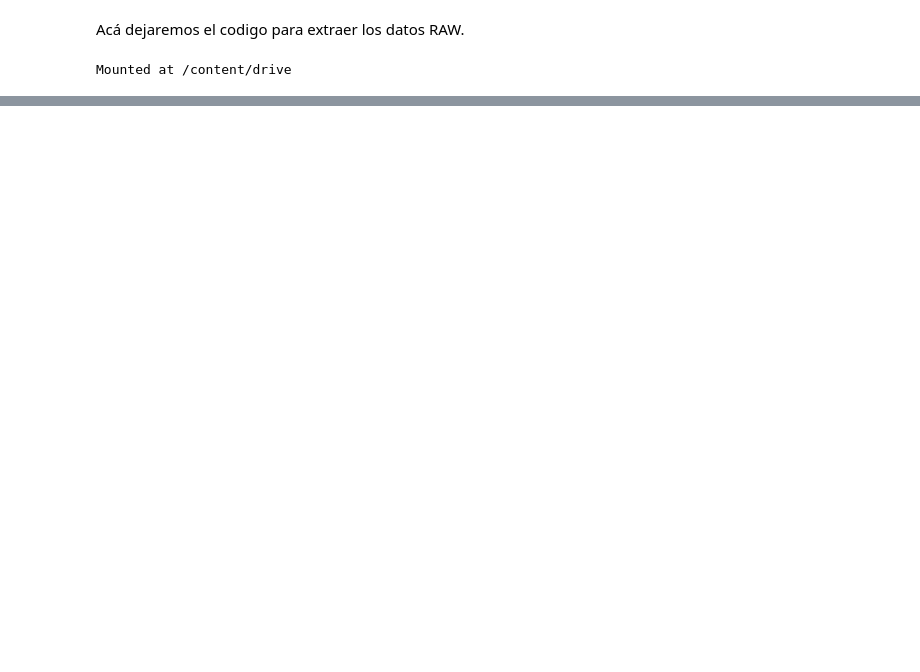
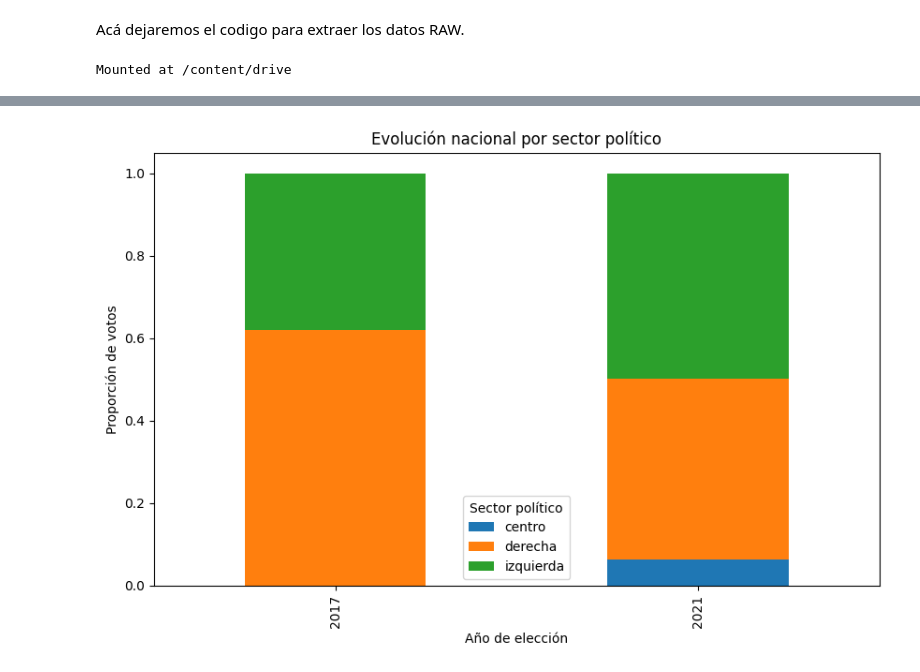
Before and after one commit to sofiaaic/PrediccionTendenciasPoliticasChile, a Jupyter notebook: notebooks/extract_data.ipynb, the cells around one changed output, grey strips where cells are left out. Cells and saved outputs as stored; diff of their text form; code cells hidden in the pictures; blank space fills up the shorter version.

```diff
--- a/notebooks/extract_data.ipynb
+++ b/notebooks/extract_data.ipynb
@@ -93,0 +90,16 @@ else:
+# %%
+# drive/MyDrive/df_votacion_chile.pkl
+import pandas as pd
+
+# Ruta al archivo Pickle
+ruta = "/content/drive/MyDrive/data_votantes_chile/df_votacion_chile.pkl"  # ajusta si tu Drive no está montado en /content
+
+# Cargar y mostrar el DataFrame
+try:
+    df = pd.read_pickle(ruta)
+    print("✅ DataFrame cargado correctamente.")
+    display(df.head())
+except FileNotFoundError:
+    print(f"❌ No se encontró el archivo en la ruta: {ruta}")
+except Exception as e:
+    print(f"⚠️ Error al cargar el Pickle: {e}")
@@ -93,0 +518,18 @@ else:
+# %%
+# Agrupar por año y sector (nivel país)
+df_nacional = df_agg.groupby(["year", "sector"], as_index=False)["Votos"].sum()
+df_total_nacional = df_nacional.groupby("year", as_index=False)["Votos"].sum().rename(columns={"Votos": "Votos_totales"})
+df_nacional = df_nacional.merge(df_total_nacional, on="year")
+df_nacional["share"] = df_nacional["Votos"] / df_nacional["Votos_totales"]
+
+# Pivot para graficar fácilmente
+pivot_nacional = df_nacional.pivot(index="year", columns="sector", values="share").fillna(0)
+
+pivot_nacional.plot(kind="bar", stacked=True, figsize=(10,6))
+plt.title("Evolución nacional por sector político")
+plt.xlabel("Año de elección")
+plt.ylabel("Proporción de votos")
+plt.legend(title="Sector político")
+plt.show()
+# %% [output]
+[figure, added]
```
Also changed, not shown: parts of 7 cells of this notebook.
